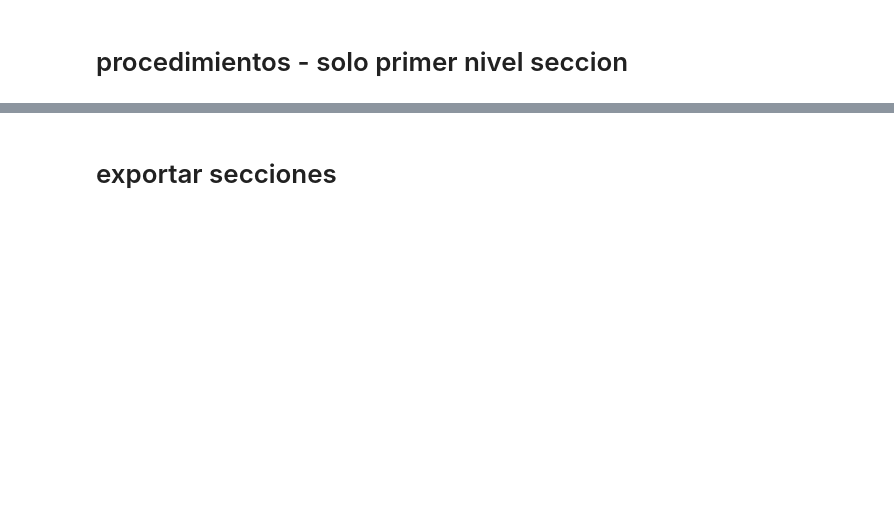
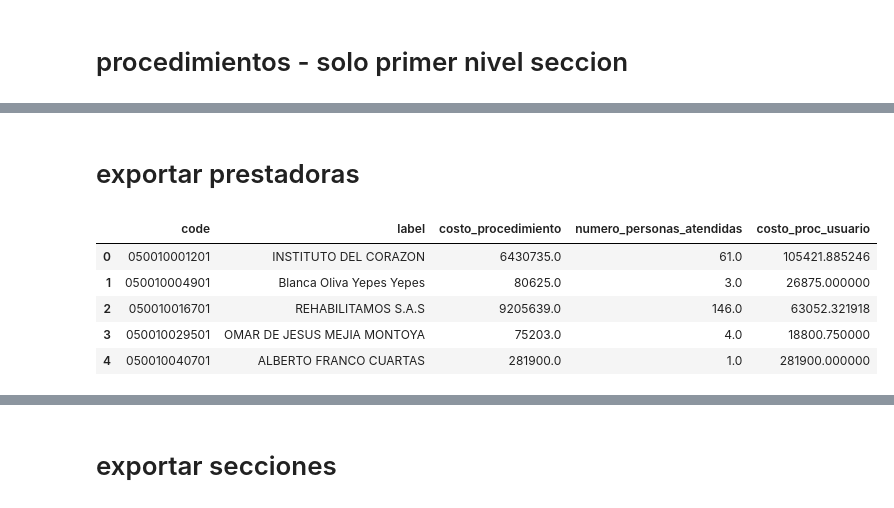
Before and after one commit to dersteppenwolf/isis4822_final_project, a Jupyter notebook: etl/costos_admin_prest_proc.ipynb, the cells around one changed output, grey strips where cells are left out. Cells and saved outputs as stored; diff of their text form; code cells hidden in the pictures; blank space fills up the shorter version.

```diff
--- a/etl/costos_admin_prest_proc.ipynb
+++ b/etl/costos_admin_prest_proc.ipynb
@@ -309,0 +348,17 @@ df_seccion_codes.to_csv('costos_admin_prest_seccionproc_depurado_codes.tsv', sep
+# %% [markdown]
+# exportar prestadoras
+# %%
+df_prest_list = df_seccion.groupby(['code_prestador','label_prestador'], as_index=False)['costo_procedimiento', 'numero_personas_atendidas'].agg('sum')
+df_prest_list["costo_proc_usuario"] = df_prest_list["costo_procedimiento"] / df_prest_list["numero_personas_atendidas"]
+df_prest_list = df_prest_list.sort_values(by=['code_prestador'])
+df_prest_list = df_prest_list.rename(columns={ "code_prestador": "code" })
+df_prest_list = df_prest_list.rename(columns={ "label_prestador": "label" })
+df_prest_list.to_csv('domain_providers.tsv', sep = '\t', index=False)
+df_prest_list.head(5)
+# %% [output]
+|  | code | label | costo_procedimiento | numero_personas_atendidas | costo_proc_usuario |
+| 0 | 050010001201 | INSTITUTO DEL CORAZON | 6430735.0 | 61.0 | 105421.885246 |
+| 1 | 050010004901 | Blanca Oliva Yepes Yepes | 80625.0 | 3.0 | 26875.000000 |
+| 2 | 050010016701 | REHABILITAMOS S.A.S | 9205639.0 | 146.0 | 63052.321918 |
+| 3 | 050010029501 | OMAR DE JESUS MEJIA MONTOYA | 75203.0 | 4.0 | 18800.750000 |
+| 4 | 050010040701 | ALBERTO FRANCO CUARTAS | 281900.0 | 1.0 | 281900.000000 |
```
Also changed, not shown: parts of 18 cells of this notebook, 7 other files.
